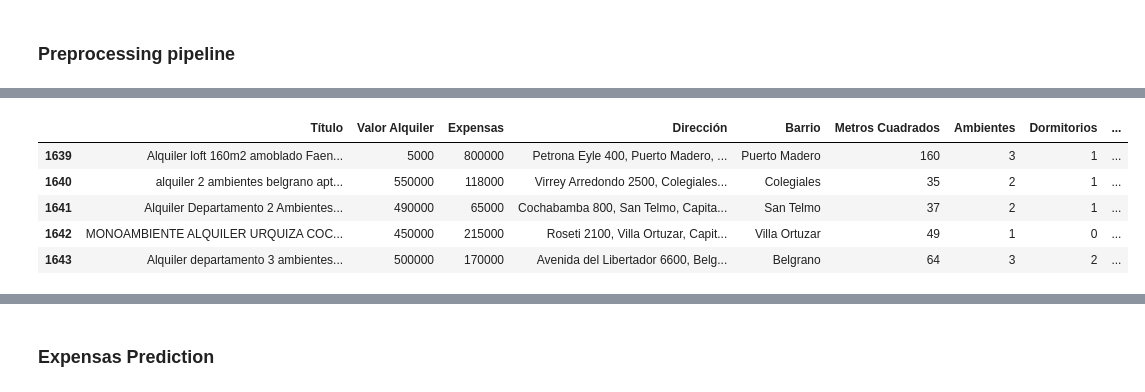
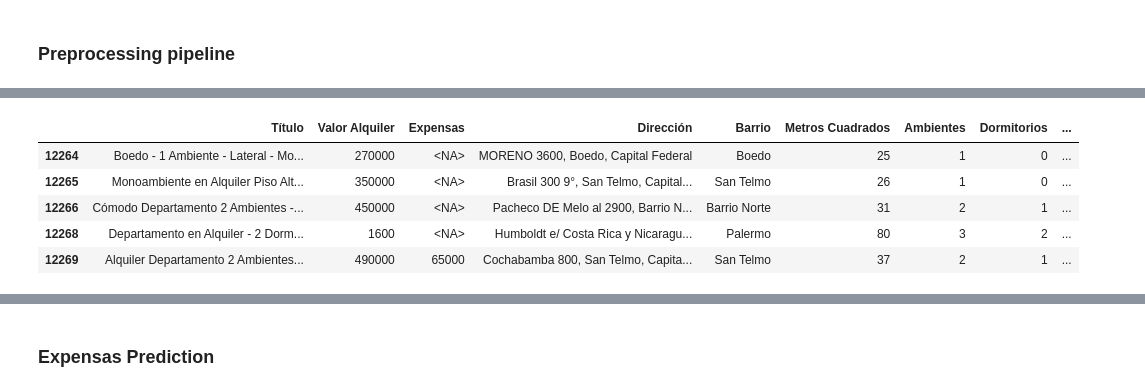
Before and after one commit to Felimartinez1/Departamentos-Buenos-Aires, a Jupyter notebook: notebooks/zonaprop_ETL.ipynb, the cells around one changed output, grey strips where cells are left out. Saved outputs shown, nothing was run; the diff lists cells and outputs as text; code cells hidden in the pictures.

```diff
--- a/notebooks/zonaprop_ETL.ipynb
+++ b/notebooks/zonaprop_ETL.ipynb
@@ -37,3 +26,17 @@ df.head()
+# %%
+import pandas as pd
+import matplotlib.pyplot as plt
+from sklearn.impute import KNNImputer
+import numpy as np
+
+pd.set_option('display.max_rows', None)
+
+# Cargar los datasets
+df_zona_nuevo = pd.read_csv('C:/Users/Felipe/OneDrive/Escritorio/Mini Projects/Departamentos Buenos Aires/data/detalles_zona.csv', sep=';', encoding='utf-8-sig')
+
+df_zona_nuevo['Plataforma'] = 'ZonaProp'
+
+df_zona_viejo = pd.read_csv('C:/Users/Felipe/OneDrive/Escritorio/Mini Projects/Departamentos Buenos Aires/data/clean_Alquileres.csv', sep=';', encoding='utf-8-sig')
 # %%
 df.info()
 # %% [output]
@@ -189,6 +191,7 @@ def filtrar_datos_iniciales(df):
     df = df[df['Título'].notna() & (df['Título'].str.strip() != '')]
     df = df[df['Barrio'].notna() & (df['Barrio'].str.strip() != '')]
     df = df[(df['Metros Cuadrados'] >= 15) & (df['Metros Cuadrados'] <= 1000)]
+    df = df.dropna(subset=['Descripción'])
 
     zonaprop_mask = (
         (df['Plataforma'] == 'ZonaProp') &
@@ -519,6 +519,6 @@ c:\Users\Felipe\anaconda3\lib\site-packages\numpy\.libs\libopenblas64__v0.3.23-2
 |  | Título | Valor Alquiler | Expensas | Dirección | Barrio | Metros Cuadrados | Ambientes | Dormitorios | ... |
-| 1639 | Alquiler loft 160m2 amoblado Faen... | 5000 | 800000 | Petrona Eyle 400, Puerto Madero, ... | Puerto Madero | 160 | 3 | 1 | ... |
-| 1640 | alquiler 2 ambientes belgrano apt... | 550000 | 118000 | Virrey Arredondo 2500, Colegiales... | Colegiales | 35 | 2 | 1 | ... |
-| 1641 | Alquiler Departamento 2 Ambientes... | 490000 | 65000 | Cochabamba 800, San Telmo, Capita... | San Telmo | 37 | 2 | 1 | ... |
-| 1642 | MONOAMBIENTE ALQUILER URQUIZA COC... | 450000 | 215000 | Roseti 2100, Villa Ortuzar, Capit... | Villa Ortuzar | 49 | 1 | 0 | ... |
-| 1643 | Alquiler departamento 3 ambientes... | 500000 | 170000 | Avenida del Libertador 6600, Belg... | Belgrano | 64 | 3 | 2 | ... |
+| 12264 | Boedo - 1 Ambiente - Lateral - Mo... | 270000 | <NA> | MORENO 3600, Boedo, Capital Federal | Boedo | 25 | 1 | 0 | ... |
+| 12265 | Monoambiente en Alquiler Piso Alt... | 350000 | <NA> | Brasil 300 9°, San Telmo, Capital... | San Telmo | 26 | 1 | 0 | ... |
+| 12266 | Cómodo Departamento 2 Ambientes -... | 450000 | <NA> | Pacheco DE Melo al 2900, Barrio N... | Barrio Norte | 31 | 2 | 1 | ... |
+| 12268 | Departamento en Alquiler - 2 Dorm... | 1600 | <NA> | Humboldt e/ Costa Rica y Nicaragu... | Palermo | 80 | 3 | 2 | ... |
+| 12269 | Alquiler Departamento 2 Ambientes... | 490000 | 65000 | Cochabamba 800, San Telmo, Capita... | San Telmo | 37 | 2 | 1 | ... |
```
Also changed, not shown: parts of 21 cells of this notebook, 6 other files.
